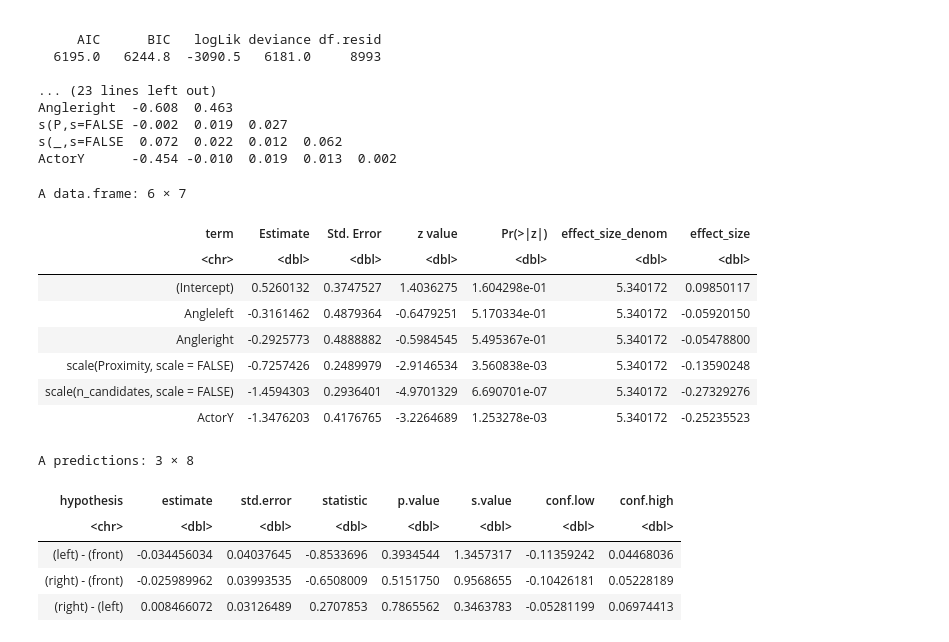
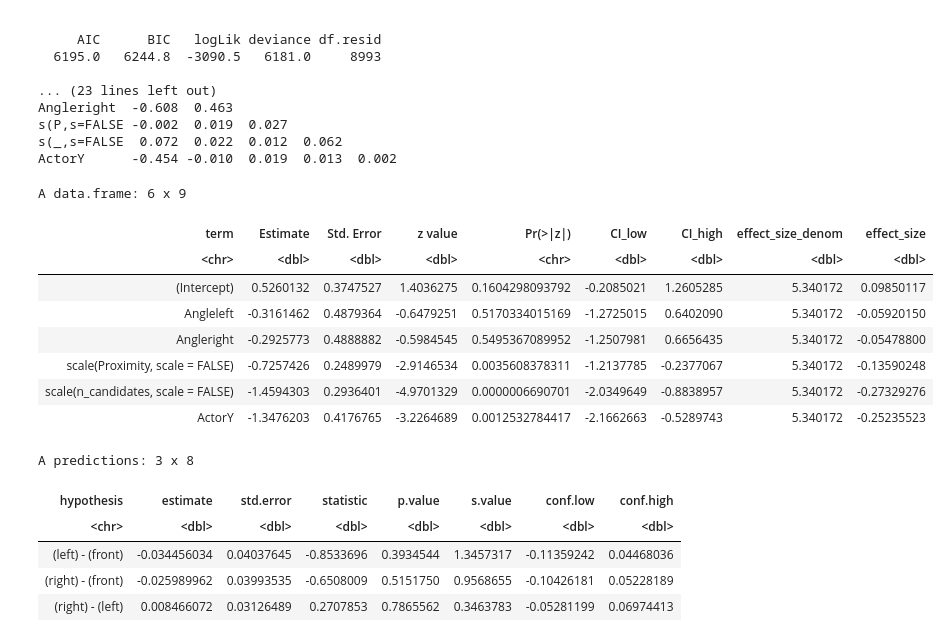
Before and after one commit to grow-ai-like-a-child/referential-gaze, a Jupyter notebook: glm.ipynb, the cells around one changed output. Cells and saved outputs as stored; diff of their text form; code cells hidden in the pictures.

Commit message:
making tables for the paper appendix

```diff
--- a/glm.ipynb
+++ b/glm.ipynb
@@ -22,7 +22,7 @@ if(!require('car')) {
     install.packages('car', repos='https://cloud.r-project.org')
     library('car')
 }
-df <- read_csv("gaze-analysis/result_1743457603_20250506_20250506F.csv", na = "empty", col_select = c("Accuracy", "Group", "GroupKind", "Angle", "Proximity", "n_candidates", "Actor", "Candidates", "Stimulus_ID", "Prompt_ID", "Participant_ID", "list_id", "Run_ID", "Part"), col_types = cols(
+df <- read_csv("result_1743457603_20250506_20250506F.csv", na = "empty", col_select = c("Accuracy", "Group", "GroupKind", "Angle", "Proximity", "n_candidates", "Actor", "Candidates", "Stimulus_ID", "Prompt_ID", "Participant_ID", "list_id", "Run_ID", "Part"), col_types = cols(
     Accuracy = col_logical(),
     Group = col_factor(),
     GroupKind = col_factor(),
@@ -109,29 +129,32 @@ ActorY      -0.454 -0.010  0.019  0.013  0.002
 # %%
 vc_list <- lapply(VarCorr(model), function(x) attr(x, "stddev")^2)
 vc <- sum(unlist(vc_list))
 effect_size_denom_t <- sqrt(vc + pi^2/3)
 
 res <- summary(model)$coefficients
 res <- as.data.frame(res)
 res <- cbind(term = rownames(res), res)
 rownames(res) <- NULL
+res$`Pr(>|z|)` <- format(res$`Pr(>|z|)`, scientific = FALSE)
+res$CI_low <- res$Estimate - 1.96 * res$`Std. Error`
+res$CI_high <- res$Estimate + 1.96 * res$`Std. Error`
 res$effect_size_denom <- effect_size_denom_t
 res$effect_size <- res$Estimate / effect_size_denom_t
 res
 # %% [output]
-A data.frame: 6 × 7
+A data.frame: 6 x 9
-| term | Estimate | Std. Error | z value | Pr(>|z|) | effect_size_denom | effect_size |
-| <chr> | <dbl> | <dbl> | <dbl> | <dbl> | <dbl> | <dbl> |
-| (Intercept) | 0.5260132 | 0.3747527 | 1.4036275 | 1.604298e-01 | 5.340172 | 0.09850117 |
-| Angleleft | -0.3161462 | 0.4879364 | -0.6479251 | 5.170334e-01 | 5.340172 | -0.05920150 |
-| Angleright | -0.2925773 | 0.4888882 | -0.5984545 | 5.495367e-01 | 5.340172 | -0.05478800 |
-| scale(Proximity, scale = FALSE) | -0.7257426 | 0.2489979 | -2.9146534 | 3.560838e-03 | 5.340172 | -0.13590248 |
-| scale(n_candidates, scale = FALSE) | -1.4594303 | 0.2936401 | -4.9701329 | 6.690701e-07 | 5.340172 | -0.27329276 |
-| ActorY | -1.3476203 | 0.4176765 | -3.2264689 | 1.253278e-03 | 5.340172 | -0.25235523 |
+| term | Estimate | Std. Error | z value | Pr(>|z|) | CI_low | CI_high | effect_size_denom | effect_size |
+| <chr> | <dbl> | <dbl> | <dbl> | <chr> | <dbl> | <dbl> | <dbl> | <dbl> |
+| (Intercept) | 0.5260132 | 0.3747527 | 1.4036275 | 0.1604298093792 | -0.2085021 | 1.2605285 | 5.340172 | 0.09850117 |
+| Angleleft | -0.3161462 | 0.4879364 | -0.6479251 | 0.5170334015169 | -1.2725015 | 0.6402090 | 5.340172 | -0.05920150 |
+| Angleright | -0.2925773 | 0.4888882 | -0.5984545 | 0.5495367089952 | -1.2507981 | 0.6656435 | 5.340172 | -0.05478800 |
+| scale(Proximity, scale = FALSE) | -0.7257426 | 0.2489979 | -2.9146534 | 0.0035608378311 | -1.2137785 | -0.2377067 | 5.340172 | -0.13590248 |
+| scale(n_candidates, scale = FALSE) | -1.4594303 | 0.2936401 | -4.9701329 | 0.0000006690701 | -2.0349649 | -0.8838957 | 5.340172 | -0.27329276 |
+| ActorY | -1.3476203 | 0.4176765 | -3.2264689 | 0.0012532784417 | -2.1662663 | -0.5289743 | 5.340172 | -0.25235523 |
 # %%
 avg_predictions(model, by="Angle", hypothesis = ~ pairwise)
 # %% [output]
-A predictions: 3 × 8
+A predictions: 3 x 8
 | hypothesis | estimate | std.error | statistic | p.value | s.value | conf.low | conf.high |
 | <chr> | <dbl> | <dbl> | <dbl> | <dbl> | <dbl> | <dbl> | <dbl> |
 | (left) - (front) | -0.034456034 | 0.04037645 | -0.8533696 | 0.3934544 | 1.3457317 | -0.11359242 | 0.04468036 |
```
Also changed, not shown: parts of 10 cells of this notebook, 3 other files.
